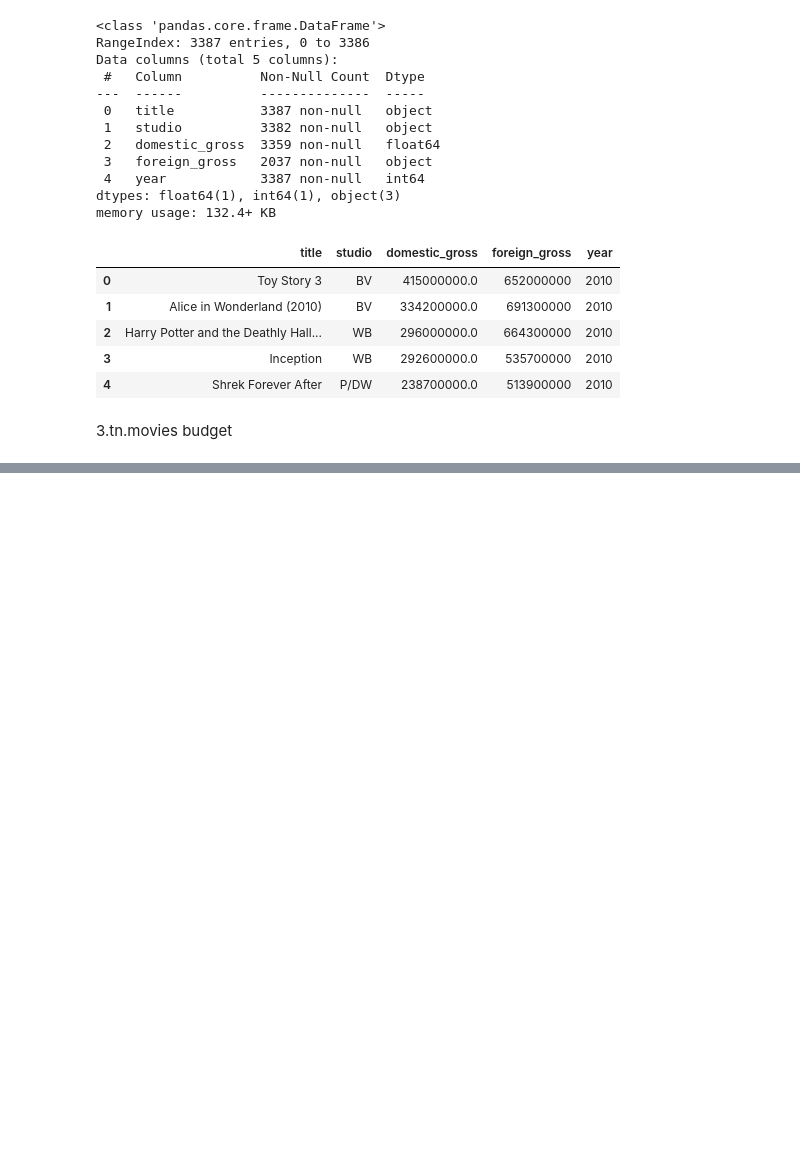
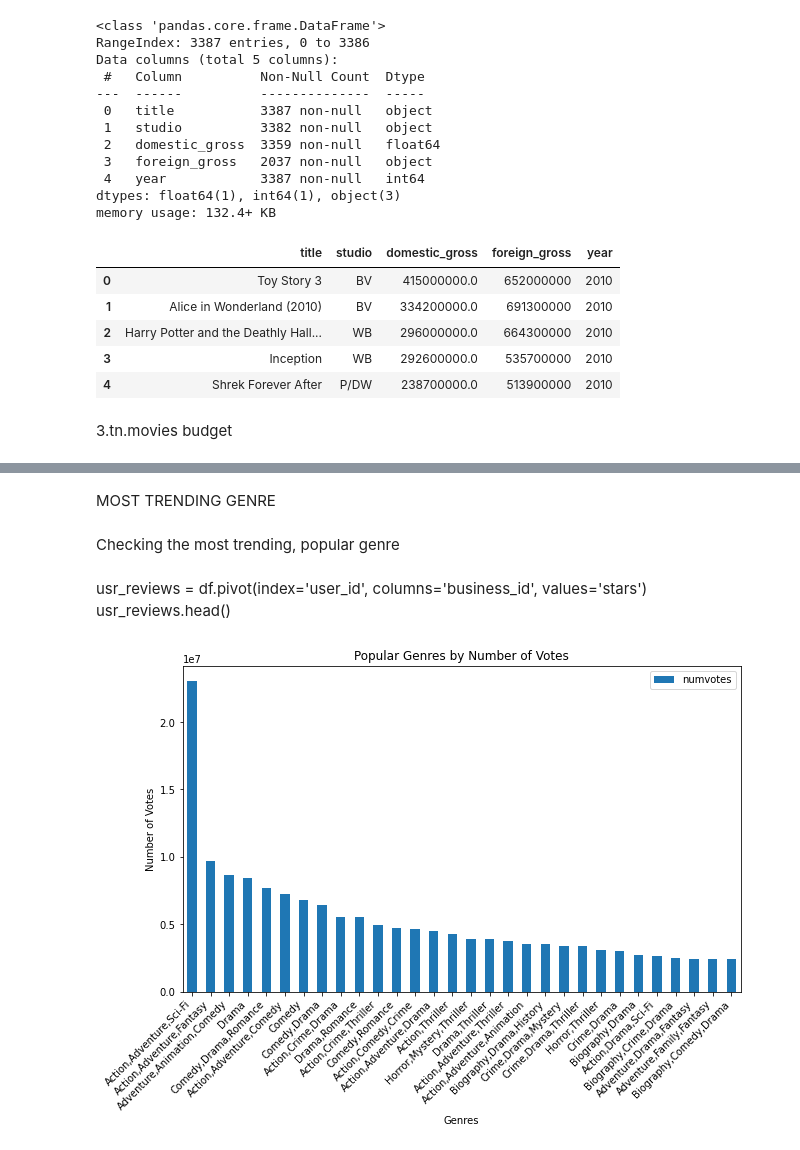
Before and after one commit to N-kioko/PHASE_1_PROJECT, a Jupyter notebook: index.ipynb, the cells around one changed output, grey strips where cells are left out. Saved outputs shown, nothing was run; the diff lists cells and outputs as text; code cells hidden in the pictures; blank space fills up the shorter version.

Commit message:
worked with im file to check genres popularity

```diff
--- a/index.ipynb
+++ b/index.ipynb
@@ -127,0 +188,17 @@ rt_movies_info_df .head()
+# %%
+#loading the im database and identifying the available tables
+conn = sqlite3.connect("data/im.db")
+tables = pd.read_sql("""SELECT name FROM sqlite_master
+  WHERE type = 'table';""", conn)
+tables
+# %%
+# joining the movie_basics and the movie-ratings tables as well dropiing the missing values
+imdata = ("""SELECT * FROM movie_basics as b
+        JOIN movie_ratings as  r
+        ON b.movie_id = r.movie_id;""")
+imdf=pd.read_sql(imdata, conn)
+imdf.head()
+imdf=imdf.drop("runtime_minutes", axis =1)
+imdf=imdf.dropna()
+imdf.isna().sum()
+imdf.info()
@@ -127,0 +221,11 @@ rt_movies_info_df .head()
+# %% [markdown]
+MOST TRENDING GENRE
+# %% [markdown]
+Checking the most trending, popular genre
+# %% [markdown]
+usr_reviews = df.pivot(index='user_id', columns='business_id', values='stars')
+usr_reviews.head()
+# %%
+genre_grouped = imdf.groupby('genres')["numvotes"].sum().sort_values(ascending=False)
+TOP_20 = genre_grouped. head(30)
+Most_voted = TOP_20.reset_index()
@@ -127,0 +234,9 @@ rt_movies_info_df .head()
+# %%
+Most_voted.plot(kind='bar', x='genres', y='numvotes', figsize=(10, 6))
+plt.xlabel('Genres')
+plt.ylabel('Number of Votes')
+plt.title('Popular Genres by Number of Votes')
+plt.xticks(rotation=45, ha='right')
+plt.show();
+# %% [output]
+[figure, added]
```
Also changed, not shown: parts of 16 cells of this notebook.
